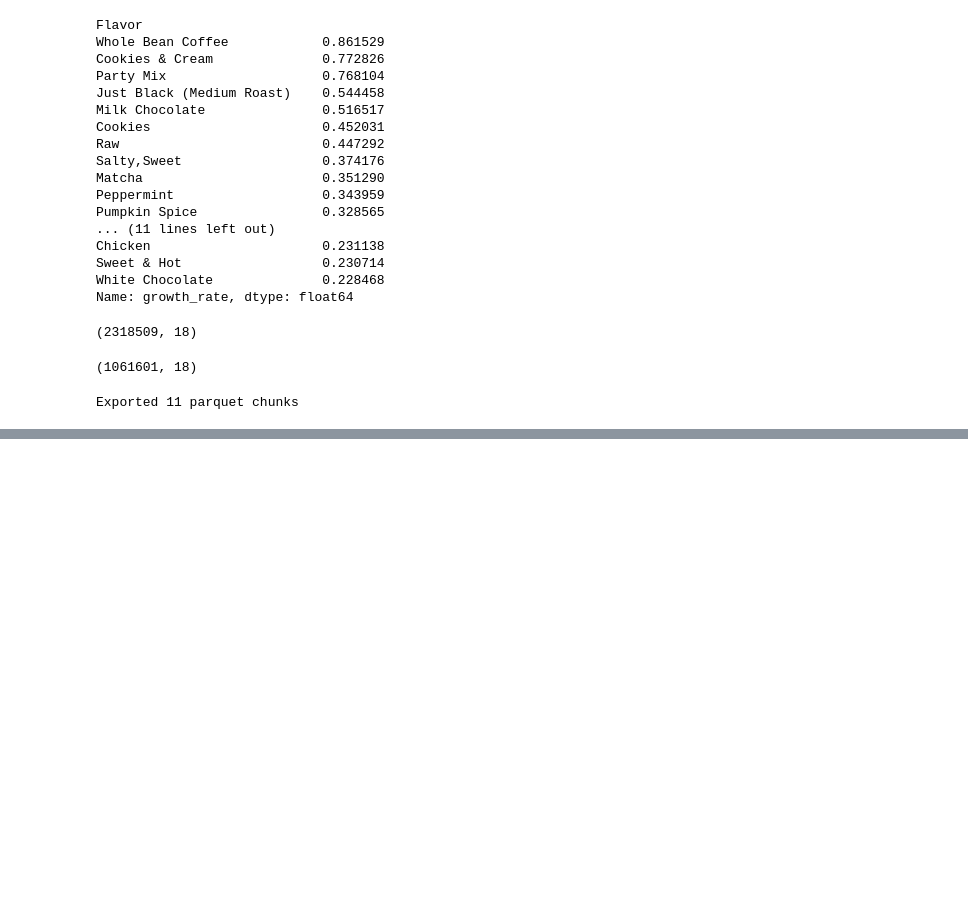
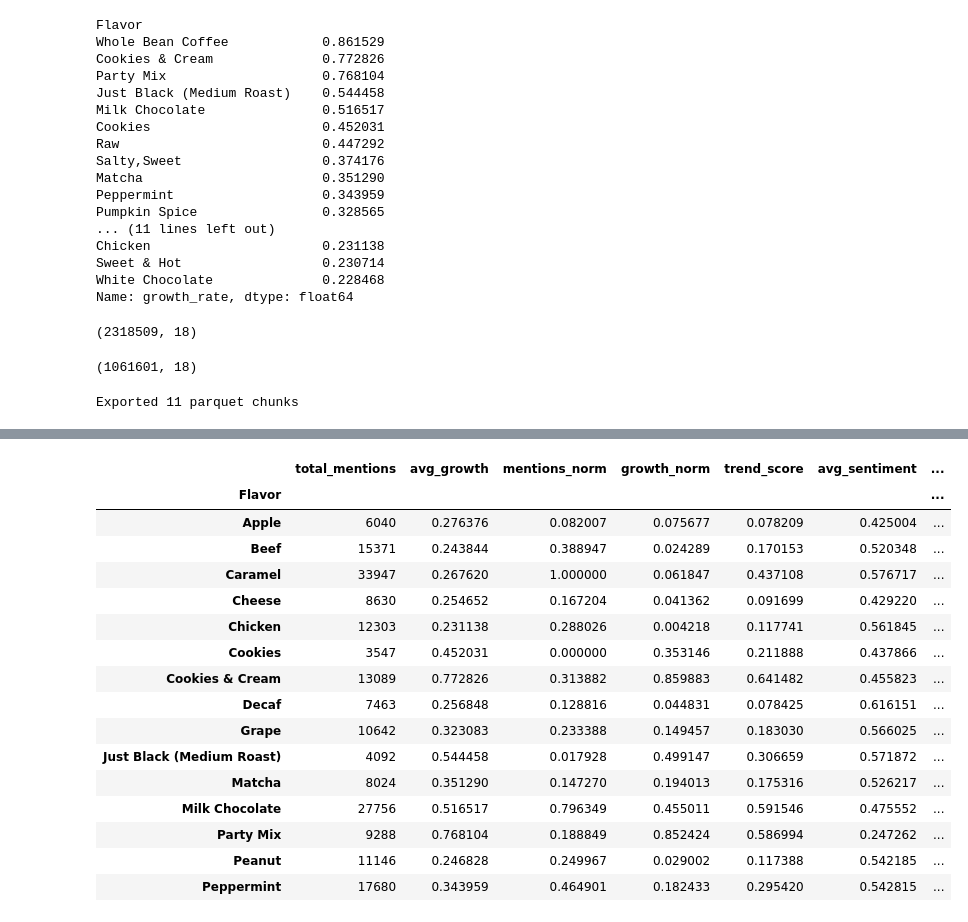
Before and after one commit to Nestle-1A-BTT/flavor-trend-prediction, a Jupyter notebook: Amazon_DataFrame.ipynb, the cells around one changed output, grey strips where cells are left out. Drawn from its saved outputs; the diff is of its cells as text; code cells hidden in the pictures; blank space fills up the shorter version.

```diff
--- a/Amazon_DataFrame.ipynb
+++ b/Amazon_DataFrame.ipynb
@@ -430,0 +690,4 @@ Exported 11 parquet chunks
+# %%
+# Aggregate sentiment by flavor & quarter
+sentiment_trend = (df_emerging.groupby(['Flavor', 'year_quarter'])['sentiment_score_roberta'].mean().reset_index())
+sentiment_trend.head(25)
@@ -430,0 +723,5 @@ Exported 11 parquet chunks
+# %%
+# Compute roBERTa sentiment momentum
+sentiment_trend = sentiment_trend.sort_values(by=['Flavor', 'year_quarter'])        # Sort each flavor's sentiment by quarter
+sentiment_trend['sentiment_growth'] = sentiment_trend.groupby('Flavor')['sentiment_score_roberta'].pct_change()
+sentiment_trend.head(25)
@@ -430,0 +746,54 @@ Exported 11 parquet chunks
+# %%
+# Create a combined trend + sentiment score
+final_df = trend_score_df.merge(
+    sentiment_trend.groupby('Flavor')['sentiment_score_roberta'].mean().rename('avg_sentiment'),
+    left_index=True,
+    right_index=True,
+    how='inner'
+)
+
+final_df = final_df.merge(
+    sentiment_trend.groupby('Flavor')['sentiment_growth'].mean().rename('sentiment_momentum'),
+    left_index=True,
+    right_index=True,
+    how='inner'
+)
+
+# Clean momentum column
+final_df['sentiment_momentum'] = final_df['sentiment_momentum'].replace([np.inf, -np.inf], np.nan)
+final_df['sentiment_momentum'] = final_df['sentiment_momentum'].fillna(0)
+
+# Clean sentiment column
+final_df['avg_sentiment'] = final_df['avg_sentiment'].replace([np.inf, -np.inf], np.nan)
+final_df['avg_sentiment'] = final_df['avg_sentiment'].fillna(0)
+# %%
+# Normalize sentiment for equal weighting
+final_df[['sent_norm', 'sent_momentum_norm']] = scaler.fit_transform(
+    final_df[['avg_sentiment', 'sentiment_momentum']]
+)
+
+final_df['final_emerging_score'] = (
+    0.5 * final_df['trend_score'] +
+    0.3 * final_df['sent_norm'] +
+    0.2 * final_df['sent_momentum_norm']
+)
+# %%
+final_df.head(15)
+# %% [output]
+|  | total_mentions | avg_growth | mentions_norm | growth_norm | trend_score | avg_sentiment | ... |
+| Flavor |  |  |  |  |  |  | ... |
+| Apple | 6040 | 0.276376 | 0.082007 | 0.075677 | 0.078209 | 0.425004 | ... |
+| Beef | 15371 | 0.243844 | 0.388947 | 0.024289 | 0.170153 | 0.520348 | ... |
+| Caramel | 33947 | 0.267620 | 1.000000 | 0.061847 | 0.437108 | 0.576717 | ... |
+| Cheese | 8630 | 0.254652 | 0.167204 | 0.041362 | 0.091699 | 0.429220 | ... |
+| Chicken | 12303 | 0.231138 | 0.288026 | 0.004218 | 0.117741 | 0.561845 | ... |
+| Cookies | 3547 | 0.452031 | 0.000000 | 0.353146 | 0.211888 | 0.437866 | ... |
+| Cookies & Cream | 13089 | 0.772826 | 0.313882 | 0.859883 | 0.641482 | 0.455823 | ... |
+| Decaf | 7463 | 0.256848 | 0.128816 | 0.044831 | 0.078425 | 0.616151 | ... |
+| Grape | 10642 | 0.323083 | 0.233388 | 0.149457 | 0.183030 | 0.566025 | ... |
+| Just Black (Medium Roast) | 4092 | 0.544458 | 0.017928 | 0.499147 | 0.306659 | 0.571872 | ... |
+| Matcha | 8024 | 0.351290 | 0.147270 | 0.194013 | 0.175316 | 0.526217 | ... |
+| Milk Chocolate | 27756 | 0.516517 | 0.796349 | 0.455011 | 0.591546 | 0.475552 | ... |
+| Party Mix | 9288 | 0.768104 | 0.188849 | 0.852424 | 0.586994 | 0.247262 | ... |
+| Peanut | 11146 | 0.246828 | 0.249967 | 0.029002 | 0.117388 | 0.542185 | ... |
+| Peppermint | 17680 | 0.343959 | 0.464901 | 0.182433 | 0.295420 | 0.542815 | ... |
```
Also changed, not shown: parts of 25 cells of this notebook.
